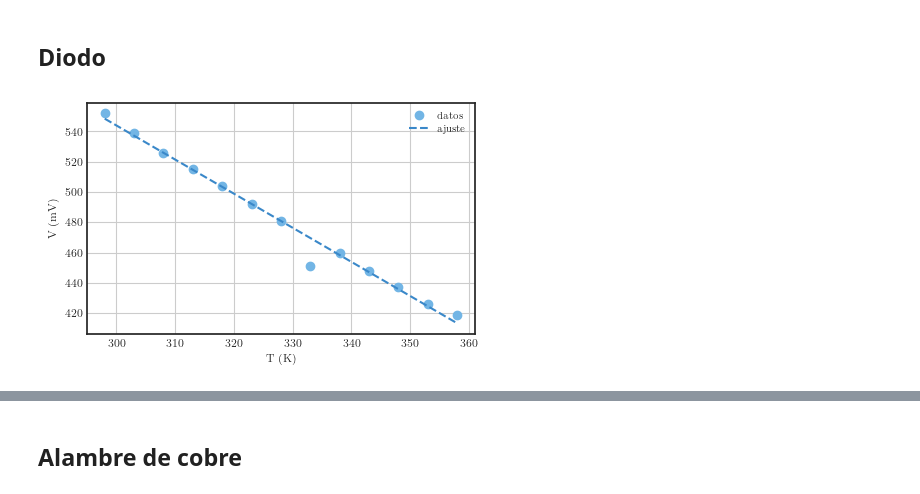
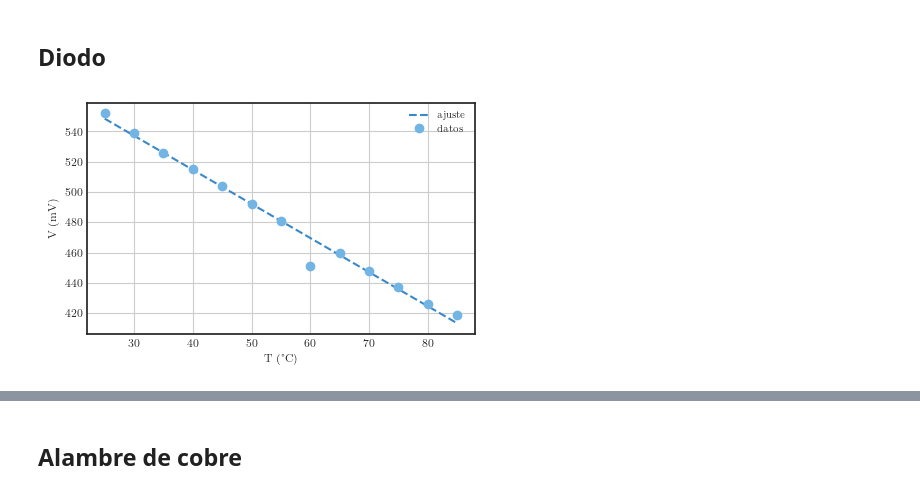
Before and after one commit to JuanSierra2003/hello-world, a Jupyter notebook: termoExp/termometros/exp1.ipynb, the cells around one changed output, grey strips where cells are left out. Saved outputs shown, nothing was run; the diff lists cells and outputs as text; code cells hidden in the pictures.

```diff
--- a/termoExp/termometros/exp1.ipynb
+++ b/termoExp/termometros/exp1.ipynb
@@ -151,14 +183,14 @@ T_diodo = np.array(dF['T diodo [C]'])
 # %%
 figure6 = plt.figure(figsize=(5, 3))
 
-plt.plot(T_diodo+273, V_diodo, 'o', label = 'datos')
-plt.plot(T_diodo+273, -2.25*T_diodo+604.61, '--', label = 'ajuste')
+plt.errorbar(T_diodo, V_diodo, fmt = 'o', label = 'datos')
+plt.plot(T_diodo, -2.25*T_diodo+604.61, '--', label = 'ajuste')
 
-plt.xlabel(r'T (K)')
+plt.xlabel(r'T (°C)')
 plt.ylabel(r'V (mV)')
 
 plt.grid()
 plt.legend()
 plt.savefig('diodo.pdf', dpi=300)
 # %% [output]
-[figure, old version]
+[figure, new version]
```
Also changed, not shown: parts of 36 cells of this notebook, 30 other files.
